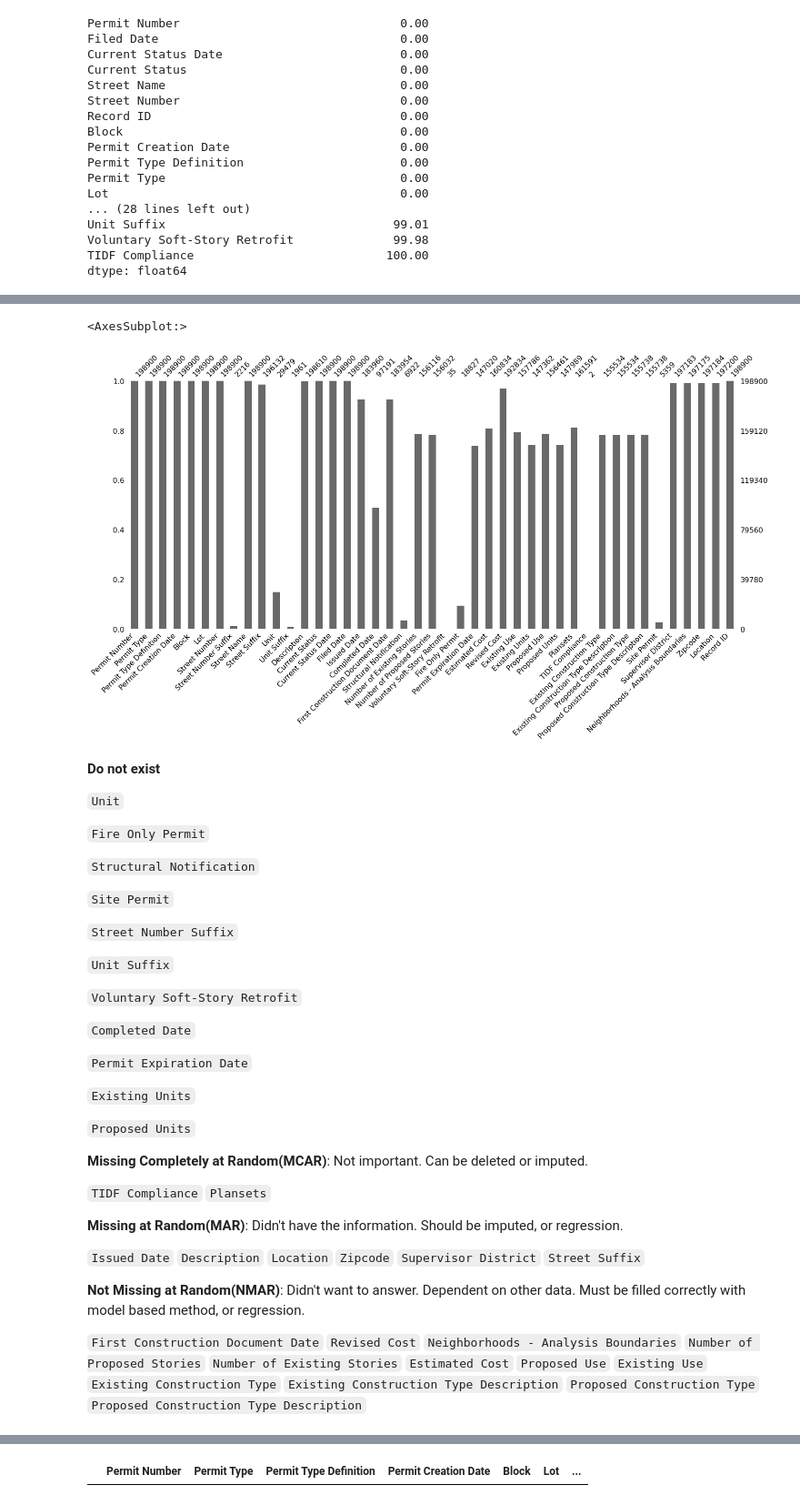
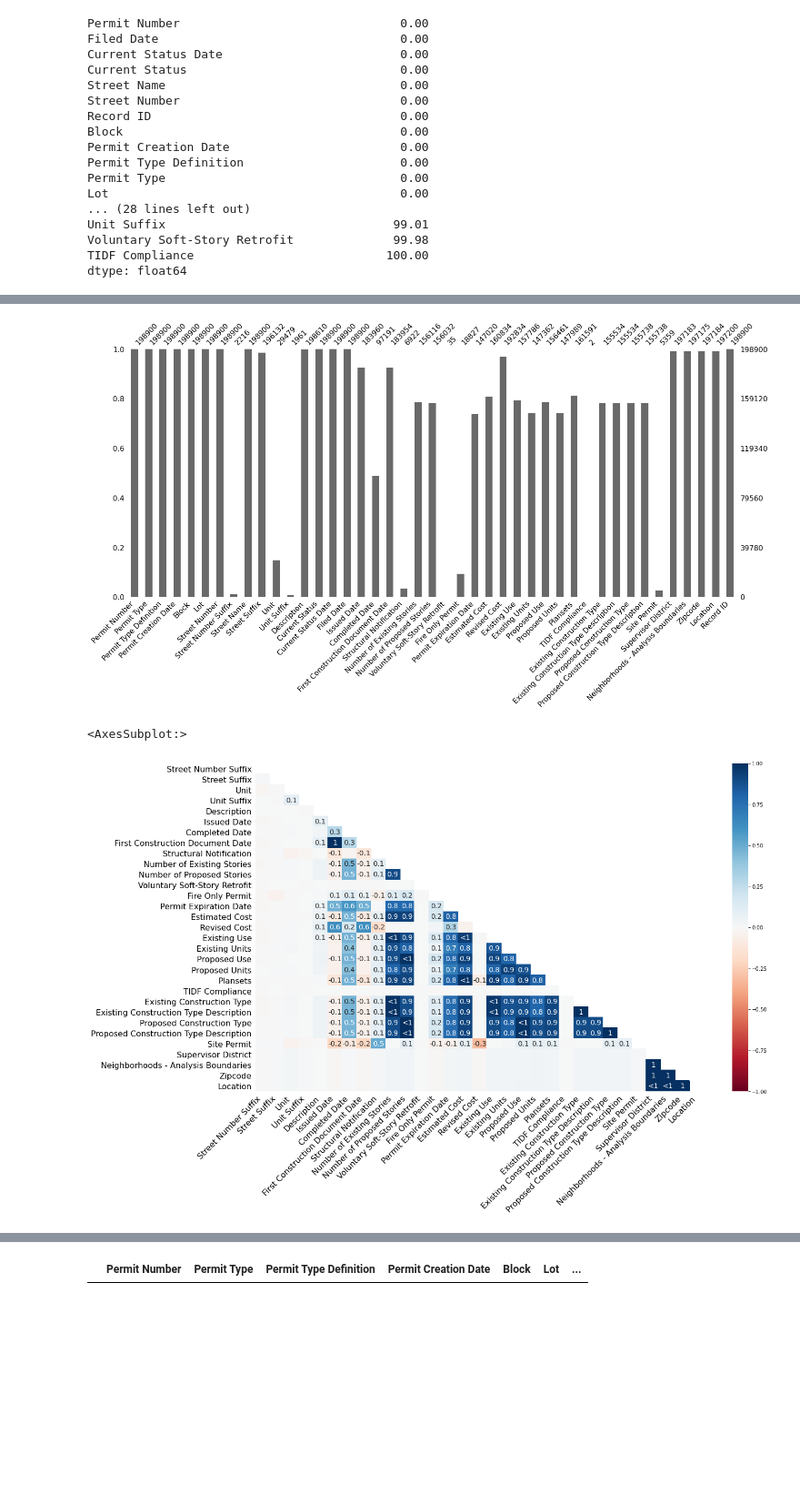
Before and after one commit to ryandhjeon/CS6010-basic-data-cleaning, a Jupyter notebook: notebooks/building_permits.ipynb, the cells around one changed output, grey strips where cells are left out. Shown at 91% size. Saved outputs shown, nothing was run; the diff lists cells and outputs as text; code cells hidden in the pictures; blank space fills up the shorter version.

```diff
--- a/notebooks/building_permits.ipynb
+++ b/notebooks/building_permits.ipynb
@@ -184,59 +189,12 @@ dtype: float64
 # %%
 %matplotlib inline
-mno.bar(permit)
+msno.bar(permit)
+plt.show()
 # %% [output]
-<AxesSubplot:>
 [figure]
-# %% [markdown]
-__Do not exist__
-
-`Unit`
-
-`Fire Only Permit`
-
-`Structural Notification`
-
-`Site Permit`
-
-`Street Number Suffix`
-
-`Unit Suffix`
-
-`Voluntary Soft-Story Retrofit`
-
-`Completed Date`
-
-`Permit Expiration Date`
-
-`Existing Units`
-
-`Proposed Units`
-
-__Missing Completely at Random(MCAR)__: Not important. Can be deleted or imputed.
-
-`TIDF Compliance`
-`Plansets`
-
-__Missing at Random(MAR)__: Didn't have the information. Should be imputed, or regression.
-
-`Issued Date`
-`Description`
-`Location`
-`Zipcode`
-`Supervisor District`
-`Street Suffix`
-
-__Not Missing at Random(NMAR)__: Didn't want to answer. Dependent on other data. Must be filled correctly with model based method, or regression.
-
-`First Construction Document Date`
-`Revised Cost`
-`Neighborhoods - Analysis Boundaries`
-`Number of Proposed Stories`
-`Number of Existing Stories`
-`Estimated Cost`
-`Proposed Use`
-`Existing Use`
-`Existing Construction Type`
-`Existing Construction Type Description`
-`Proposed Construction Type`
-`Proposed Construction Type Description`
+# %%
+%matplotlib inline
+msno.heatmap(permit)
+# %% [output]
+<AxesSubplot:>
+[figure, added]
```
Also changed, not shown: parts of 31 cells of this notebook, 5 other files.
